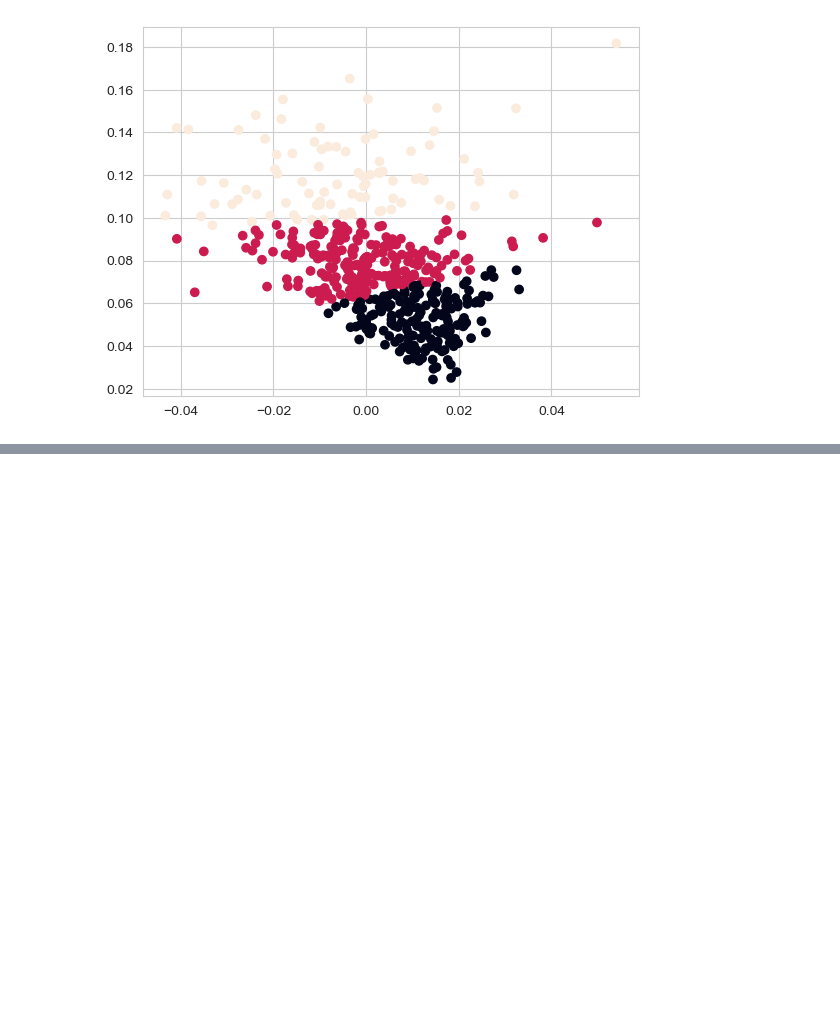
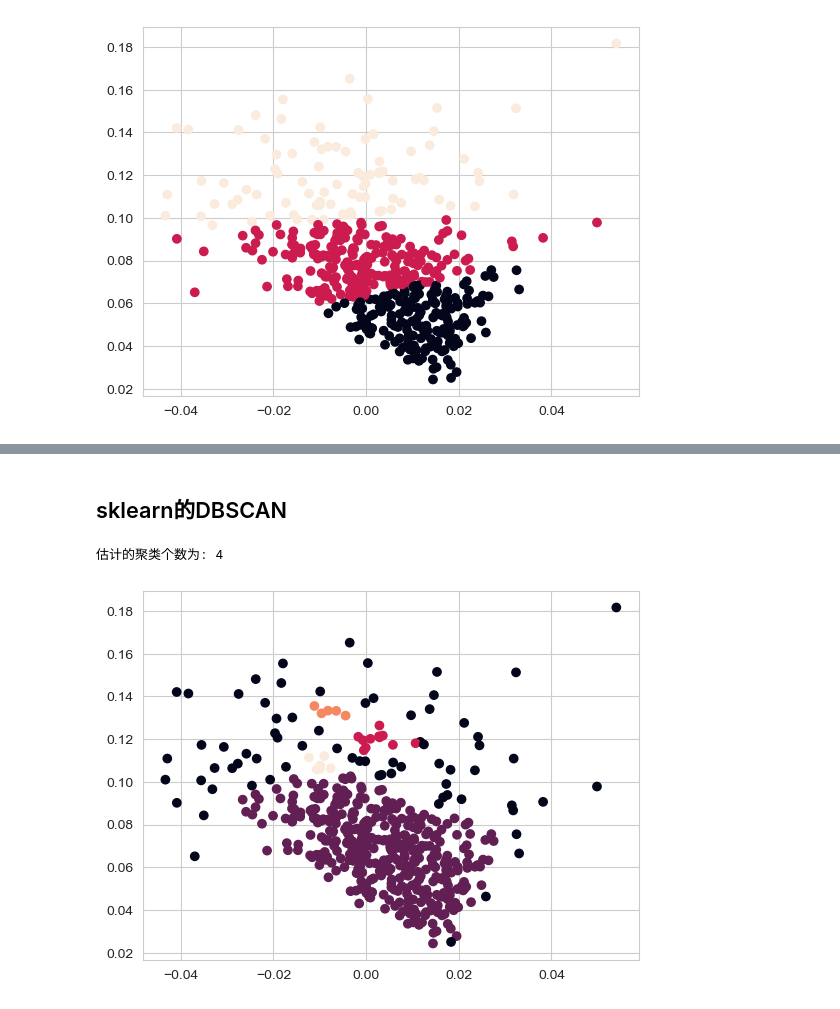
Before and after one commit to seriserendipia/Course-Project-Introduction-to-Machine-Learning, a Jupyter notebook: 机器学习实践/聚类/实验一k-means, k-medoids, dbscan, agens、kmeans、AGNES多方法聚类.ipynb, the cells around one changed output, grey strips where cells are left out. Saved outputs shown, nothing was run; the diff lists cells and outputs as text; code cells hidden in the pictures; blank space fills up the shorter version.

```diff
--- a/机器学习实践/聚类/实验一k-means, k-medoids, dbscan, agens、kmeans、AGNES多方法聚类.ipynb
+++ b/机器学习实践/聚类/实验一k-means, k-medoids, dbscan, agens、kmeans、AGNES多方法聚类.ipynb
@@ -280,0 +281,27 @@ ModuleNotFoundError: No module named 'sklearn_extra'
+# %% [markdown]
+## sklearn的DBSCAN
+# %%
+import numpy as np
+from sklearn.cluster import DBSCAN
+from sklearn import metrics
+
+# #############################################################################
+# 调用密度聚类  DBSCAN
+db = DBSCAN(eps=0.005, min_samples=5).fit(train_data)
+# print(db.labels_)  # db.labels_为所有样本的聚类索引，没有聚类索引为-1
+# print(db.core_sample_indices_) # 所有核心样本的索引
+core_samples_mask = np.zeros_like(db.labels_, dtype=bool)  # 设置一个样本个数长度的全false向量
+core_samples_mask[db.core_sample_indices_] = True #将核心样本部分设置为true
+labels = db.labels_
+
+# 获取聚类个数。（聚类结果中-1表示没有聚类为离散点）
+n_clusters_ = len(set(labels)) - (1 if -1 in labels else 0)
+
+# 模型评估
+print('估计的聚类个数为: %d' % n_clusters_)
+
+plt.scatter(train_data.iloc[:, 0], train_data.iloc[:, 1], c=labels)
+plt.show()
+# %% [output]
+估计的聚类个数为: 4
+[figure, added]
```
Also changed, not shown: parts of 4 cells of this notebook, 5 other files.
